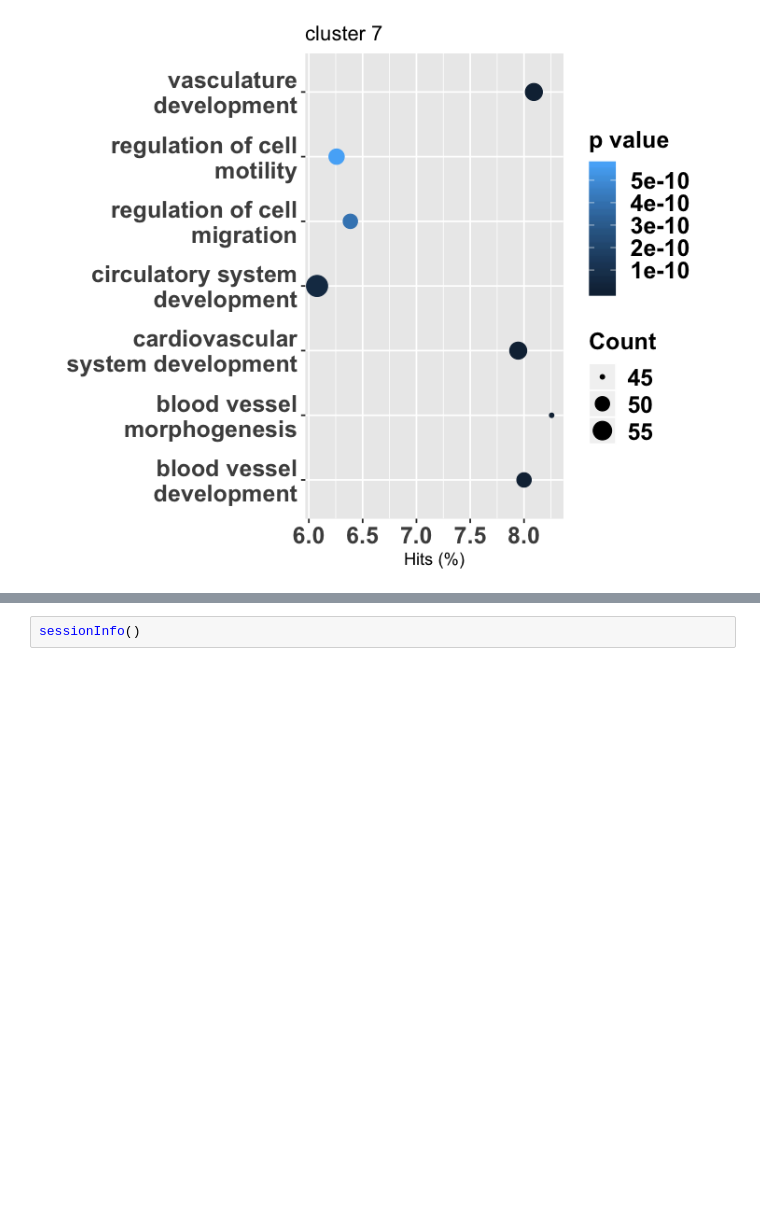
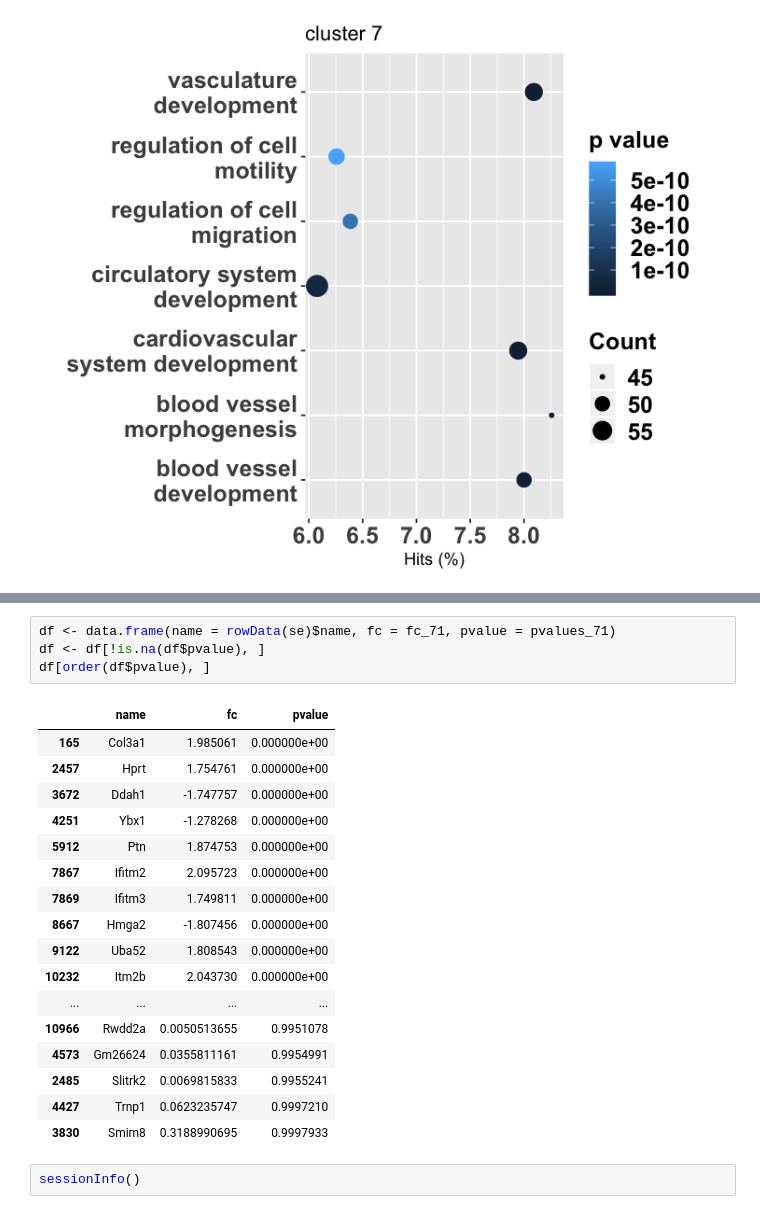
Before and after one commit to gongx030/Etv2_pioneer, a Jupyter notebook: scRNA_seq_analysis.ipynb, the cells around one changed output, grey strips where cells are left out. Drawn from its saved outputs; the diff is of its cells as text; blank space fills up the shorter version.

```diff
--- a/scRNA_seq_analysis.ipynb
+++ b/scRNA_seq_analysis.ipynb
@@ -175,3 +210,25 @@ go_res %>%
+# %%
+df <- data.frame(name = rowData(se)$name, fc = fc_71, pvalue = pvalues_71)
+df <- df[!is.na(df$pvalue), ]
+df[order(df$pvalue), ]
+# %% [output]
+|  | name | fc | pvalue |
+| 165 | Col3a1 | 1.985061 | 0.000000e+00 |
+| 2457 | Hprt | 1.754761 | 0.000000e+00 |
+| 3672 | Ddah1 | -1.747757 | 0.000000e+00 |
+| 4251 | Ybx1 | -1.278268 | 0.000000e+00 |
+| 5912 | Ptn | 1.874753 | 0.000000e+00 |
+| 7867 | Ifitm2 | 2.095723 | 0.000000e+00 |
+| 7869 | Ifitm3 | 1.749811 | 0.000000e+00 |
+| 8667 | Hmga2 | -1.807456 | 0.000000e+00 |
+| 9122 | Uba52 | 1.808543 | 0.000000e+00 |
+| 10232 | Itm2b | 2.043730 | 0.000000e+00 |
+| ... | ... | ... | ... |
+| 10966 | Rwdd2a | 0.0050513655 | 0.9951078 |
+| 4573 | Gm26624 | 0.0355811161 | 0.9954991 |
+| 2485 | Slitrk2 | 0.0069815833 | 0.9955241 |
+| 4427 | Trnp1 | 0.0623235747 | 0.9997210 |
+| 3830 | Smim8 | 0.3188990695 | 0.9997933 |
 # %%
 sessionInfo()
 # %% [output]
```
Also changed, not shown: parts of 9 cells of this notebook, 3 other files.
